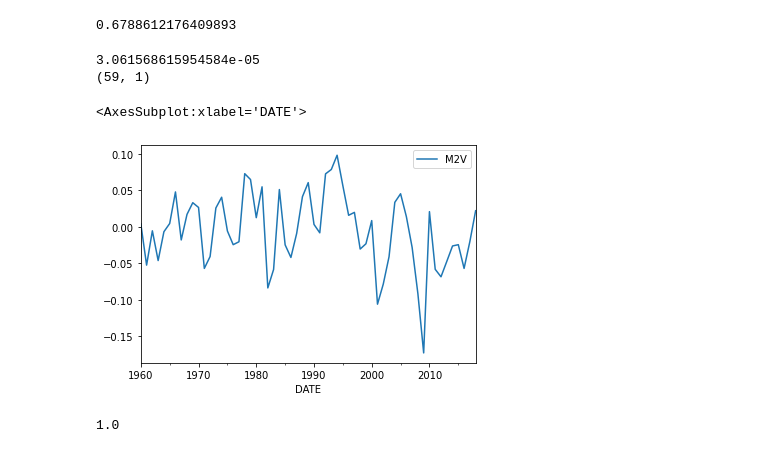
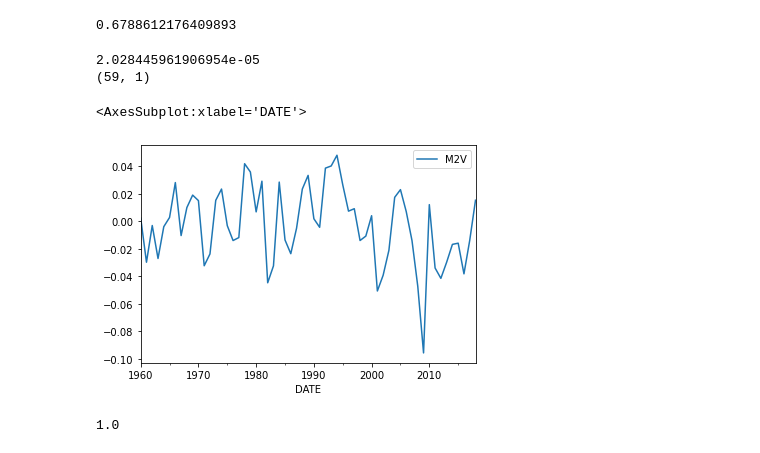
Before and after one commit to felipe-fp/corcovado, a Jupyter notebook: velocity_analysis/velocity_and_financial_mkt.ipynb, the cells around one changed output. Cells and saved outputs as stored; diff of their text form; code cells hidden in the pictures.

```diff
--- a/velocity_analysis/velocity_and_financial_mkt.ipynb
+++ b/velocity_analysis/velocity_and_financial_mkt.ipynb
@@ -117,16 +117,16 @@ print(p_value)
 # %% [output]
 0.6788612176409893
 # %%
-stationary_velocity_M2 = (velocity_M2 - velocity_M2.shift(1)).dropna()
+stationary_velocity_M2 = (np.log(velocity_M2) - np.log(velocity_M2).shift(1)).dropna()
 p_value = adfuller(stationary_velocity_M2.values)[1]
 print(p_value)
 print(stationary_velocity_M2.shape)
 stationary_velocity_M2.plot()
 # %% [output]
-3.061568615954584e-05
+2.028445961906954e-05
 (59, 1)
 <AxesSubplot:xlabel='DATE'>
-[figure, old version]
+[figure, new version]
 # %%
 #  M0 test
 p_value = adfuller(m0_data.values)[1]
```
Also changed, not shown: parts of 47 cells of this notebook, 1 other file.
